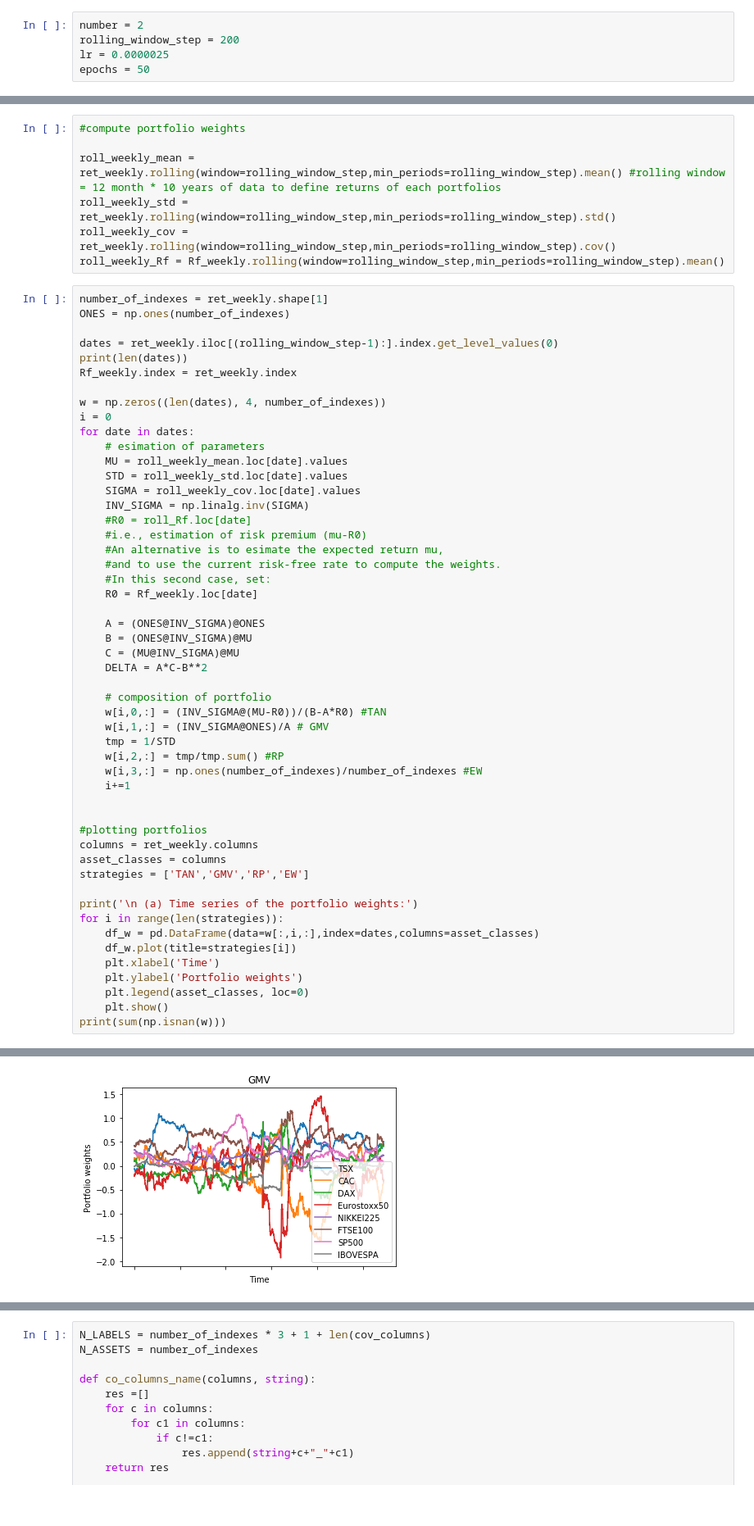
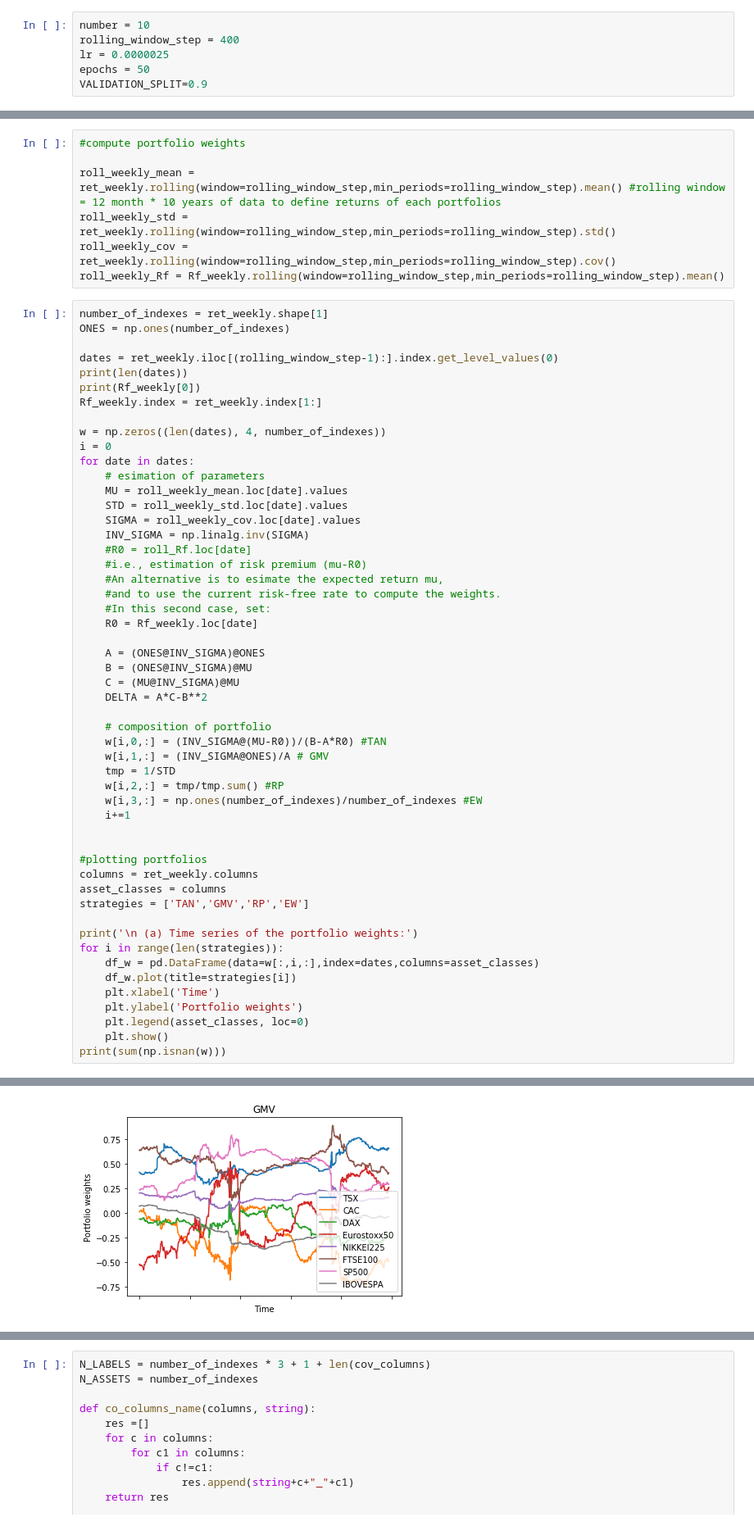
Before and after one commit to GregoireMayrhofer/financialbigdata, a Jupyter notebook: data_preprocessing_portfolio_indexes.ipynb, the cells around one changed output, grey strips where cells are left out. Shown at 82% size. Drawn from its saved outputs; the diff is of its cells as text.

```diff
--- a/data_preprocessing_portfolio_indexes.ipynb
+++ b/data_preprocessing_portfolio_indexes.ipynb
@@ -185,10 +185,11 @@ Name: RF, Length: 5851, dtype: float64
 # %% [markdown]
 ## General Parameters
 # %%
-number = 2
-rolling_window_step = 200
+number = 10
+rolling_window_step = 400
 lr = 0.0000025
 epochs = 50
+VALIDATION_SPLIT=0.9
 # %%
 def dailytosomething(df,rf,number):
     new_df = df.iloc[::number,:]
@@ -242,7 +241,8 @@ ONES = np.ones(number_of_indexes)
 
 dates = ret_weekly.iloc[(rolling_window_step-1):].index.get_level_values(0)
 print(len(dates))
-Rf_weekly.index = ret_weekly.index
+print(Rf_weekly[0])
+Rf_weekly.index = ret_weekly.index[1:]
 
 w = np.zeros((len(dates), 4, number_of_indexes))
 i = 0
@@ -295 +296 @@ print(sum(np.isnan(w)))
-[figure, old version]
+[figure, new version]
```
Also changed, not shown: parts of 16 cells of this notebook, 21 other files.
